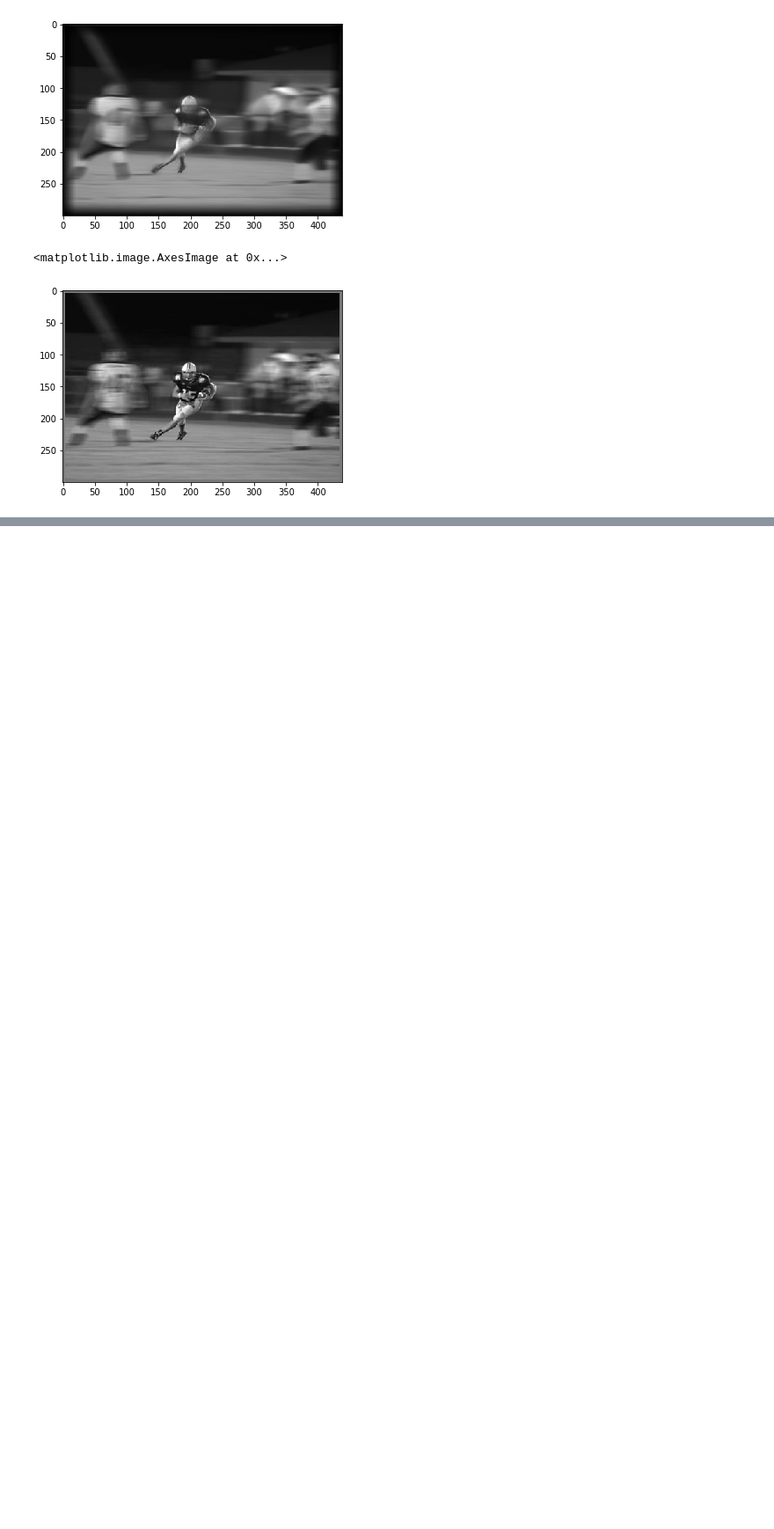
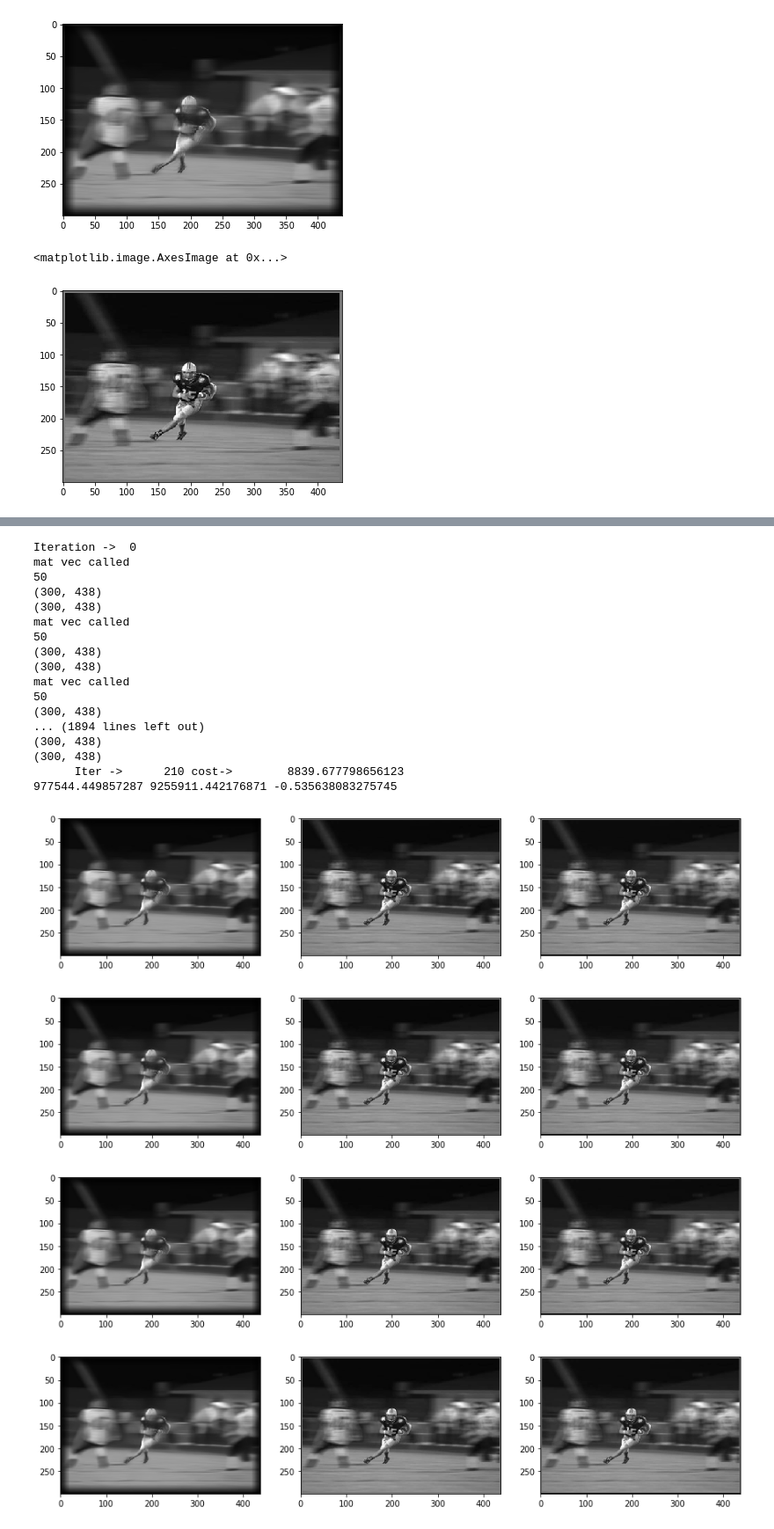
Before and after one commit to alti-tude/blind_deblurring, a Jupyter notebook: deconv.ipynb, the cells around one changed output, grey strips where cells are left out. Shown at 88% size. Drawn from its saved outputs; the diff is of its cells as text; code cells hidden in the pictures; blank space fills up the shorter version.

```diff
--- a/deconv.ipynb
+++ b/deconv.ipynb
@@ -331,14 +191,0 @@ def EPLLhalfQuadraticSplitDeblur(noiseI, lam, K, patchSize, betas, T, alpha, h,
-# %%
-ct_func = 1
-itera = 1
-noiseSD = 0.01
-patchSize = 21
-alpha = 4/3
-betas = 50*np.array([1])
-T = 1
-h = 10
-stride = 1
-K=cv2.getGaussianKernel(5,1)
-K = K@K.T
-noiseI = np.float32(x)
-cleanI = EPLLhalfQuadraticSplitDeblur(noiseI, 64/(noiseSD**2), K, patchSize, betas, T, alpha, h, stride)
@@ -363,0 +255,51 @@ Iteration ->  0
+# %%
+from scipy.optimize import fmin_bfgs
+
+def EPLLhalfQuadraticSplitDeblur(noiseI, lam, K, patchSize, betas, T, alpha, h, stride):
+    global z, x, A, beta
+    beta = np.abs(betas[0]/4)
+    cleanI = noiseI
+    for betaa in betas:
+        beta = betaa
+        for tt in range(T):
+            print("Iteration -> ", tt)
+            I1 = z
+#             I1 = getPrior(cleanI, patchSize, alpha, h, stride)
+            tt1 = noiseI[(K.shape[0]//2):-(K.shape[0]//2),(K.shape[1]//2):-(K.shape[1]//2)]
+            tt1 = convolve2d(tt1, np.rot90(np.rot90(K)), 'full')
+            tt2 = I1
+            x0 = I1.ravel()
+            cleanI = bicgstab(A, lam*tt1.ravel() + beta*tt2.ravel(), callback=call_func)
+            cleanI = np.reshape(cleanI[0], noiseI.shape)
+            arr = plt.subplots(1,3, figsize = (15,15))[1]
+            arr[0].imshow(z, cmap='gray')
+            arr[1].imshow(x, cmap='gray')
+            arr[2].imshow(cleanI, cmap='gray')
+
+            print(np.sum(cleanI-z), np.sum(z), np.sum(cleanI[30:-30,30:-30]-x[30:-30,30:-30]))
+    return cleanI
+# %%
+
+cleanI = EPLLhalfQuadraticSplitDeblur(noiseI, lam, K, patchSize, betas, T, alpha, h, stride)
+# %% [output]
+Iteration ->  0
+mat vec called
+50
+(300, 438)
+(300, 438)
+mat vec called
+50
+(300, 438)
+(300, 438)
+mat vec called
+50
+(300, 438)
+... (1894 lines left out)
+(300, 438)
+(300, 438)
+      Iter ->      210 cost->        8839.677798656123
+977544.449857287 9255911.442176871 -0.535638083275745
+[figure, added]
+[figure, added]
+[figure, added]
+[figure, added]
```
Also changed, not shown: parts of 10 cells of this notebook.
